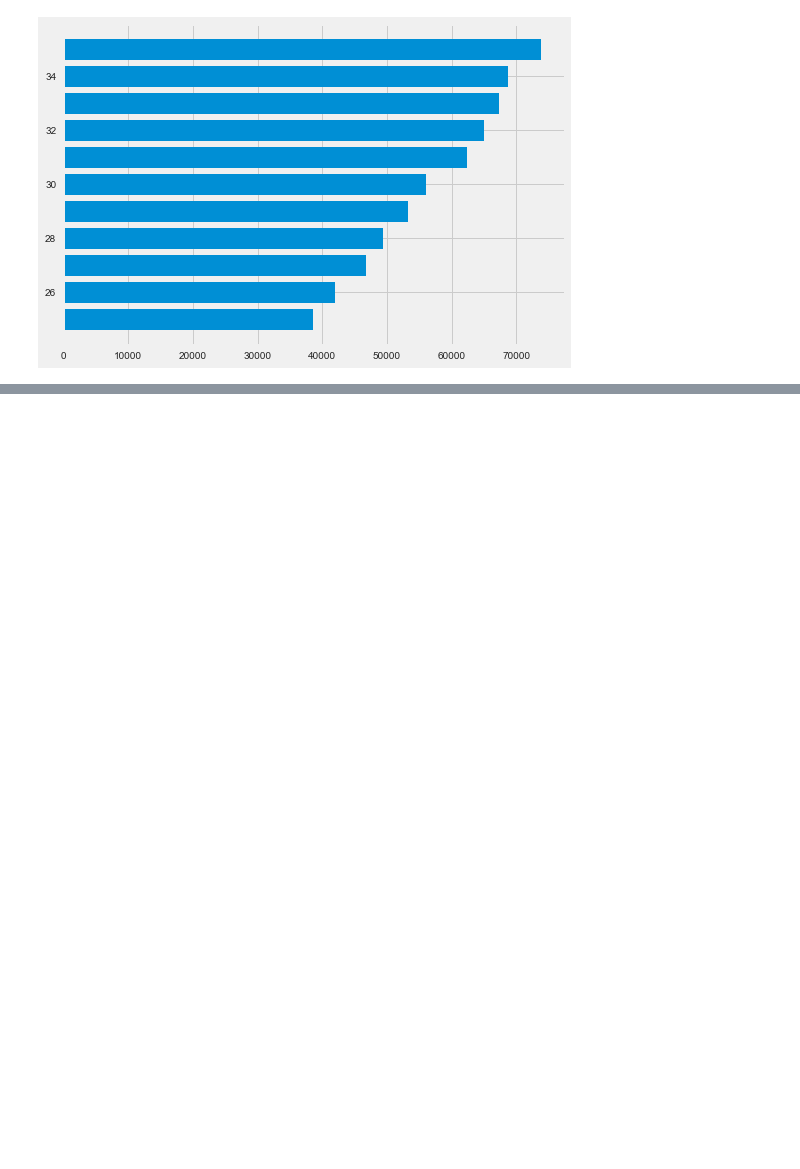
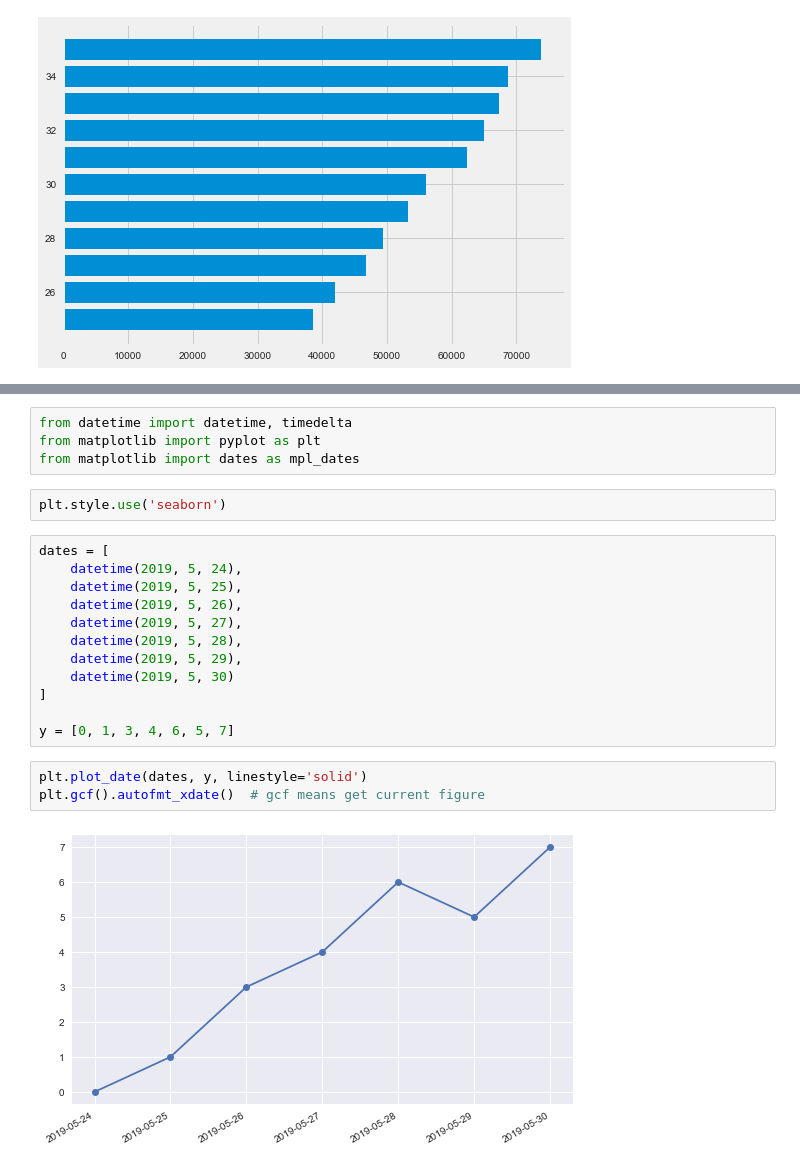
Before and after one commit to SoochowRobin/matplotlib_practice, a Jupyter notebook: matplotlib_practice.ipynb, the cells around one changed output, grey strips where cells are left out. Drawn from its saved outputs; the diff is of its cells as text; blank space fills up the shorter version.

```diff
--- a/matplotlib_practice.ipynb
+++ b/matplotlib_practice.ipynb
@@ -65,0 +105,23 @@ ax.barh(ages_x, dev_y)  # just change bar to barh()
+# %%
+from datetime import datetime, timedelta
+from matplotlib import pyplot as plt
+from matplotlib import dates as mpl_dates
+# %%
+plt.style.use('seaborn')
+# %%
+dates = [
+    datetime(2019, 5, 24),
+    datetime(2019, 5, 25),
+    datetime(2019, 5, 26),
+    datetime(2019, 5, 27),
+    datetime(2019, 5, 28),
+    datetime(2019, 5, 29),
+    datetime(2019, 5, 30)
+]
+
+y = [0, 1, 3, 4, 6, 5, 7]
+# %%
+plt.plot_date(dates, y, linestyle='solid')
+plt.gcf().autofmt_xdate()  # gcf means get current figure
+# %% [output]
+[figure, added]
```
Also changed, not shown: parts of 10 cells of this notebook.
